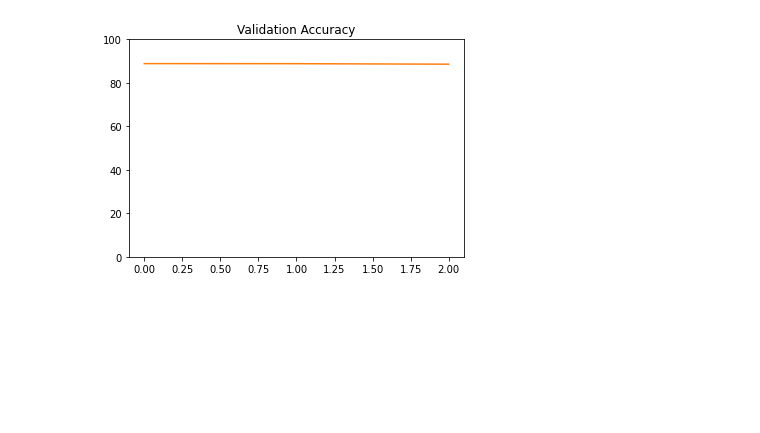
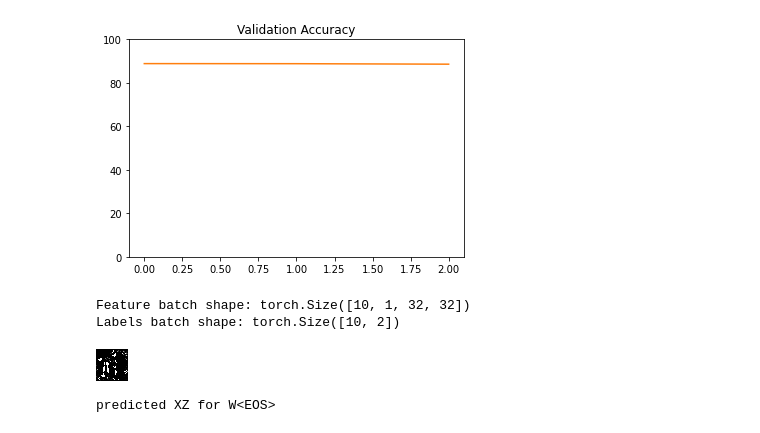
Before and after one commit to CharFox1/CompVisProj, a Jupyter notebook: lstmCharModel.ipynb, the cells around one changed output. Drawn from its saved outputs; the diff is of its cells as text; code cells hidden in the pictures; blank space fills up the shorter version.

```diff
--- a/lstmCharModel.ipynb
+++ b/lstmCharModel.ipynb
@@ -500,0 +532,38 @@ plt.show()
+# %%
+batch_size = 10
+dataset = handwrittenCharsCornerDataset(X=conv_train_data, classToNum=invertedLabelDict)
+cornerTrain_dl = DataLoader(dataset, batch_size, shuffle=True, pin_memory=True)
+# %%
+# init model with 40 classes on output layer
+# batch size = 10
+# 2 is max chars in sequence
+# put model in gpu if available
+CornerLSTMModel = convLSTM(40, 10, 2).to(device)
+#print(LSTMModel)
+# %%
+testItem, testLabel = next(iter(cornerTrain_dl))
+print(f"Feature batch shape: {testItem.size()}")
+print(f"Labels batch shape: {testLabel.size()}")
+
+#testLabel = labelDict[testLabel[0].numpy().argmax()]
+testLabel = testLabel.numpy()[0]
+
+# some funny business to get image from tensor to see if guess is reasonable
+image = testItem[0].cpu().numpy()[0] * 255
+cv2_imshow(image)
+
+hidden = CornerLSTMModel.init_hidden()
+
+# predict twice with same image but different hidden
+output, hidden = CornerLSTMModel(testItem.to(device), hidden)
+output2, hidden = CornerLSTMModel(testItem.to(device), hidden)
+
+pred1 = labelDict[output[0][0].detach().cpu().numpy().argmax(0)]
+pred2 = labelDict[output2[0][0].detach().cpu().numpy().argmax(0)]
+
+print("predicted", pred1 + pred2, "for", "".join(toChars(testLabel, labelDict)))
+# %% [output]
+Feature batch shape: torch.Size([10, 1, 32, 32])
+Labels batch shape: torch.Size([10, 2])
+[figure, added]
+predicted XZ for W<EOS>
```
Also changed, not shown: parts of 3 cells of this notebook.
